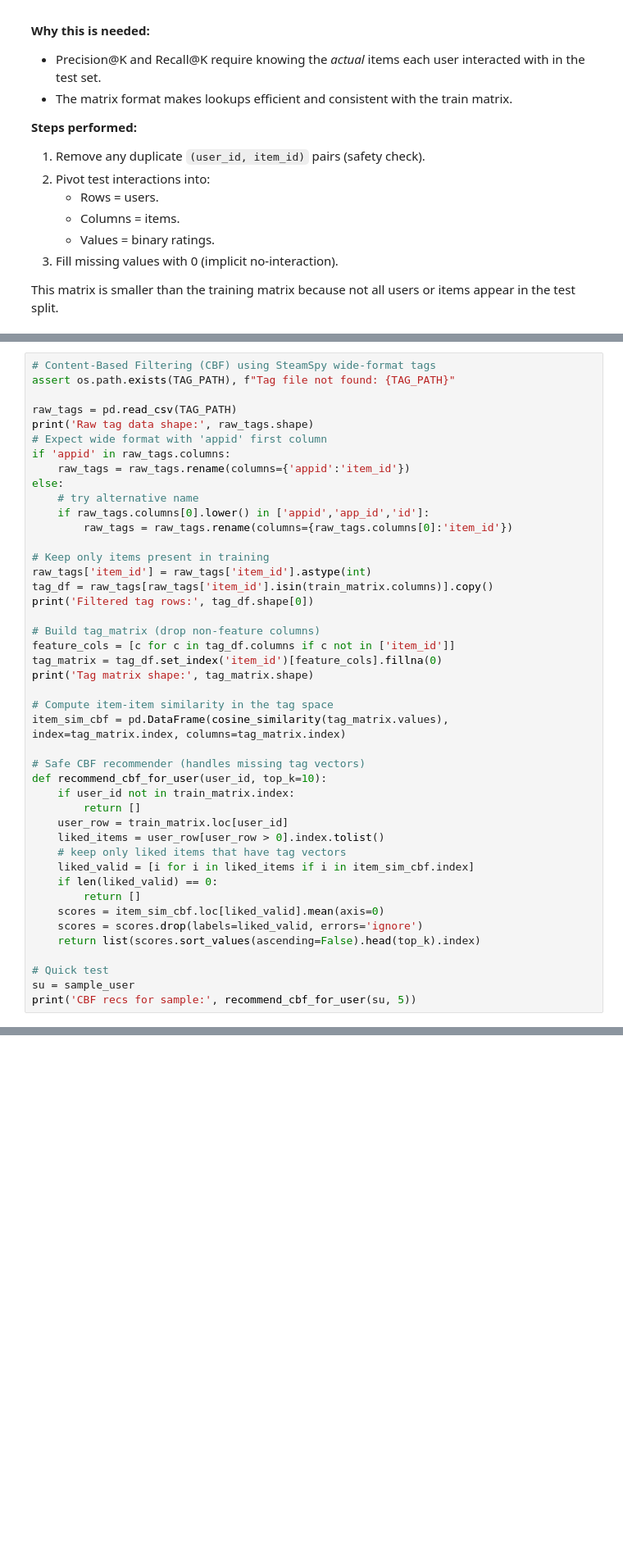
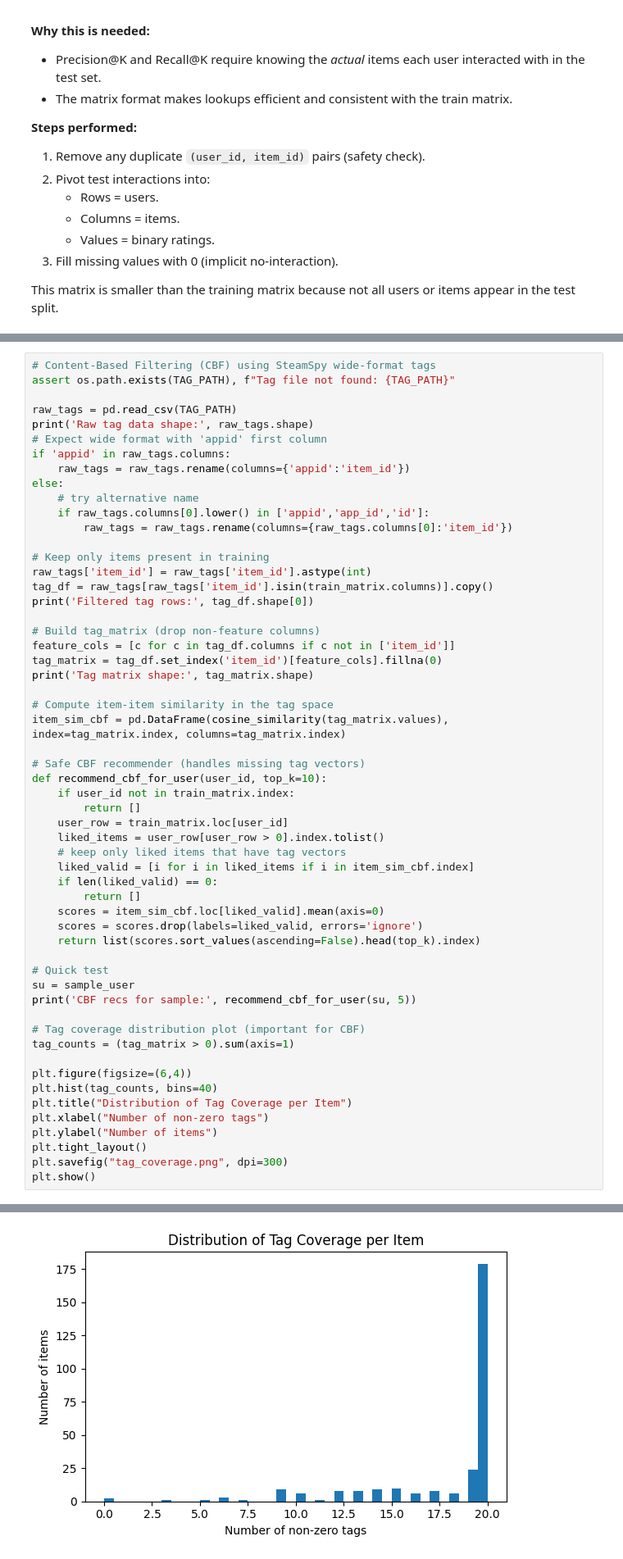
Before and after one commit to jonaslefdal/RecommenderSystem, a Jupyter notebook: notebooks/recommender_system.ipynb, the cells around one changed output, grey strips where cells are left out. Shown: that part at 82% size. Drawn from its saved outputs; the diff is of its cells as text; blank space fills up the shorter version.

```diff
--- a/notebooks/recommender_system.ipynb
+++ b/notebooks/recommender_system.ipynb
@@ -527,33 +568,46 @@ print('Filtered tag rows:', tag_df.shape[0])
 # Build tag_matrix (drop non-feature columns)
 feature_cols = [c for c in tag_df.columns if c not in ['item_id']]
 tag_matrix = tag_df.set_index('item_id')[feature_cols].fillna(0)
 print('Tag matrix shape:', tag_matrix.shape)
 
 # Compute item-item similarity in the tag space
 item_sim_cbf = pd.DataFrame(cosine_similarity(tag_matrix.values), index=tag_matrix.index, columns=tag_matrix.index)
 
 # Safe CBF recommender (handles missing tag vectors)
 def recommend_cbf_for_user(user_id, top_k=10):
     if user_id not in train_matrix.index:
         return []
     user_row = train_matrix.loc[user_id]
     liked_items = user_row[user_row > 0].index.tolist()
     # keep only liked items that have tag vectors
     liked_valid = [i for i in liked_items if i in item_sim_cbf.index]
     if len(liked_valid) == 0:
         return []
     scores = item_sim_cbf.loc[liked_valid].mean(axis=0)
     scores = scores.drop(labels=liked_valid, errors='ignore')
     return list(scores.sort_values(ascending=False).head(top_k).index)
 
 # Quick test
 su = sample_user
 print('CBF recs for sample:', recommend_cbf_for_user(su, 5))
+
+# Tag coverage distribution plot (important for CBF)
+tag_counts = (tag_matrix > 0).sum(axis=1)
+
+plt.figure(figsize=(6,4))
+plt.hist(tag_counts, bins=40)
+plt.title("Distribution of Tag Coverage per Item")
+plt.xlabel("Number of non-zero tags")
+plt.ylabel("Number of items")
+plt.tight_layout()
+plt.savefig("tag_coverage.png", dpi=300)
+plt.show()
 # %% [output]
 Raw tag data shape: (29022, 372)
 Filtered tag rows: 282
 Tag matrix shape: (282, 371)
 CBF recs for sample: [552520, 420, 379720, 362890, 460930]
+[figure, added]
 # %% [markdown]
 ## 13. Evaluating the Content-Based Recommender (CBF) — Precision@10
 
```
Also changed, not shown: parts of 12 cells of this notebook, 7 other files.
